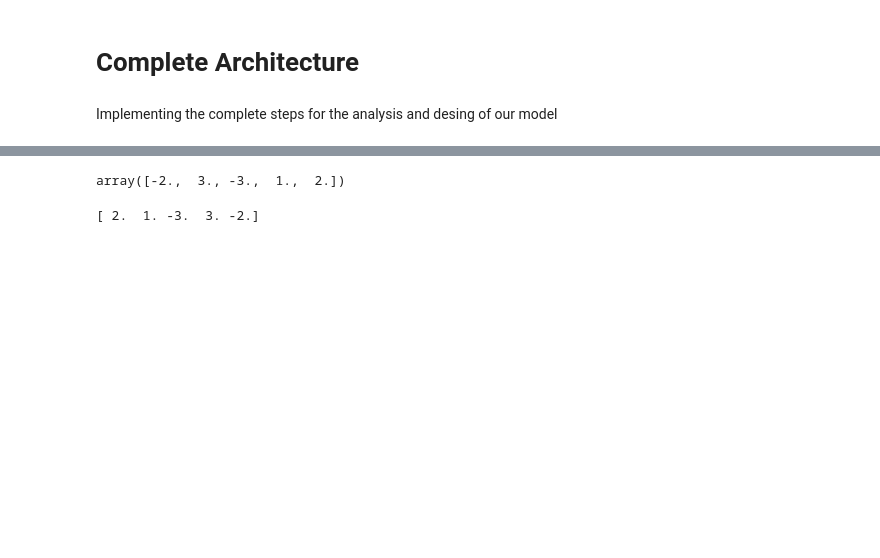
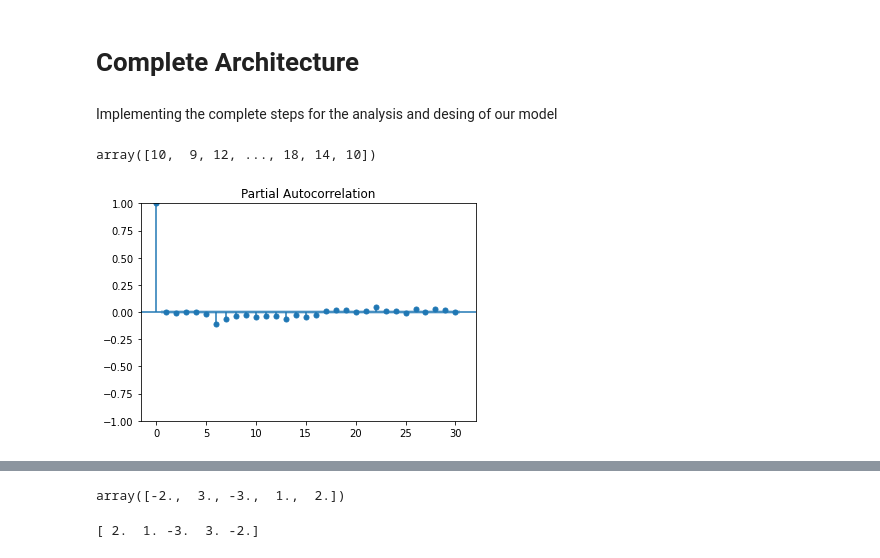
Before and after one commit to dipayan2/ARMAModel, a Jupyter notebook: Train_TestModel.ipynb, the cells around one changed output, grey strips where cells are left out. Cells and saved outputs as stored; diff of their text form; code cells hidden in the pictures; blank space fills up the shorter version.

```diff
--- a/Train_TestModel.ipynb
+++ b/Train_TestModel.ipynb
@@ -1243,0 +791,6 @@ def ARPredict(model,y_last,steps=1,exog=None):
+# %%
+tD = getShifted_Dataset(mEndog,5)
+# %%
+tD[0]
+# %% [output]
+array([10,  9, 12, ..., 18, 14, 10])
@@ -1243,0 +807,15 @@ def ARPredict(model,y_last,steps=1,exog=None):
+# %%
+X_test = sm.add_constant(tD[1])
+# %%
+y_act = tD[0]
+y_pred = model.get_prediction(X_test).predicted_mean
+df_c = pd.DataFrame()
+df_c['predict'] = y_pred
+df_c['act'] = y_act
+# %%
+df_c['res'] = df_c.act - df_c.predict
+myAr = df_c['res'].values
+# myAr.shape
+plot_pacf(myAr, lags=30, alpha=0.05,method='ols');
+# %% [output]
+[figure, added]
```
Also changed, not shown: parts of 95 cells of this notebook, 1 other file.
